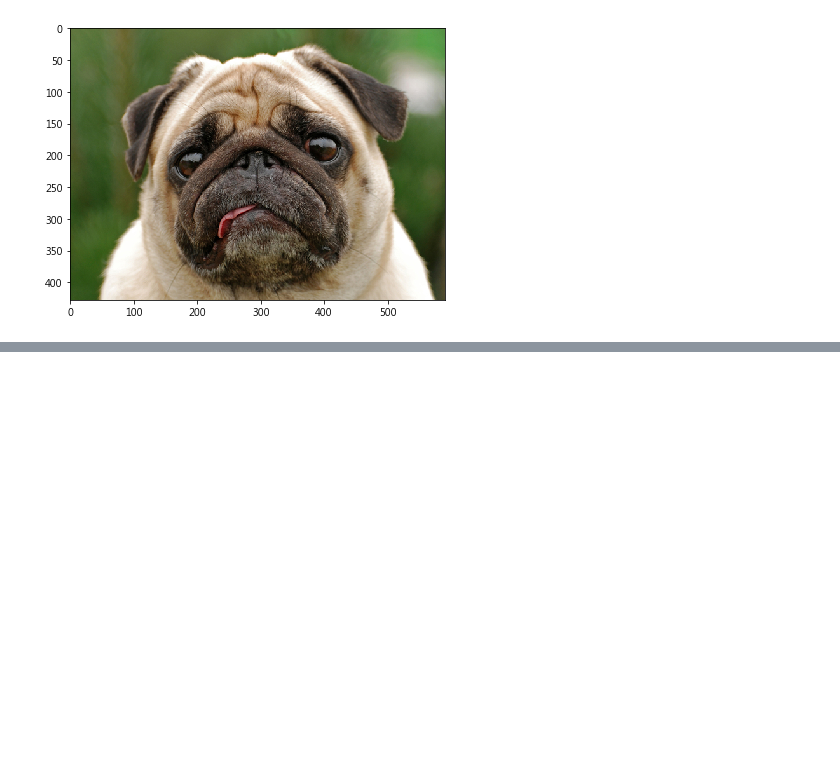
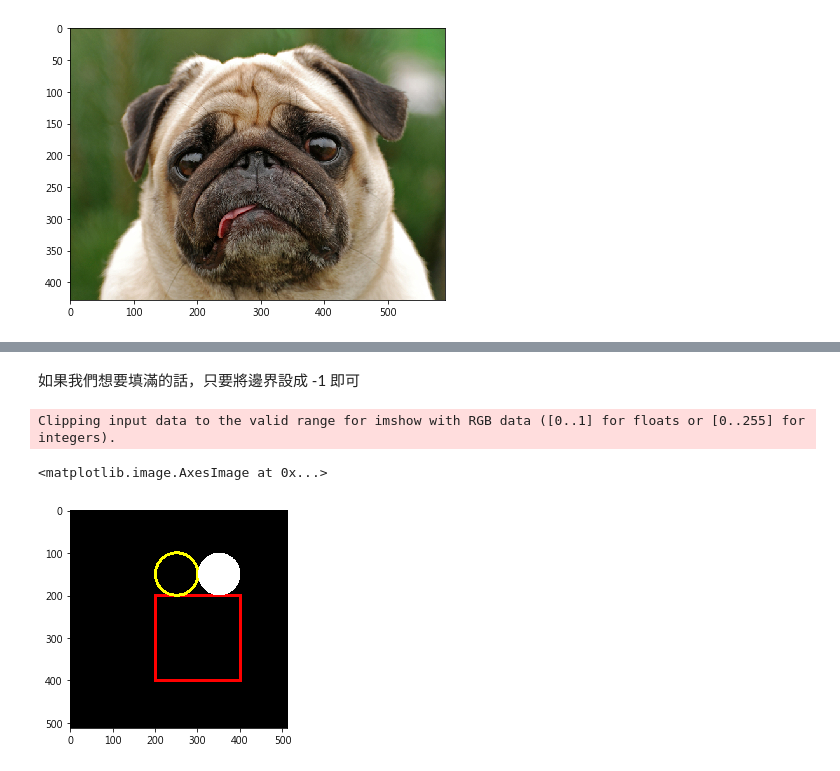
Before and after one commit to ChengYiLin/Python, a Jupyter notebook: python for computer vision/Unit 2 - Image Basics with OpenCV.ipynb, the cells around one changed output, grey strips where cells are left out. Saved outputs shown, nothing was run; the diff lists cells and outputs as text; code cells hidden in the pictures; blank space fills up the shorter version.

```diff
--- a/python for computer vision/Unit 2 - Image Basics with OpenCV.ipynb
+++ b/python for computer vision/Unit 2 - Image Basics with OpenCV.ipynb
@@ -164,0 +203,9 @@ ax.imshow(flip_img)
+# %% [markdown]
+如果我們想要填滿的話，只要將邊界設成 -1 即可
+# %%
+cv2.circle( blank, center=(350,150), radius=50, color=(255,255,255), thickness=-1)
+plt.imshow(blank)
+# %% [output]
+Clipping input data to the valid range for imshow with RGB data ([0..1] for floats or [0..255] for integers).
+<matplotlib.image.AxesImage at 0x...>
+[figure, added]
```
Also changed, not shown: parts of 29 cells of this notebook.
